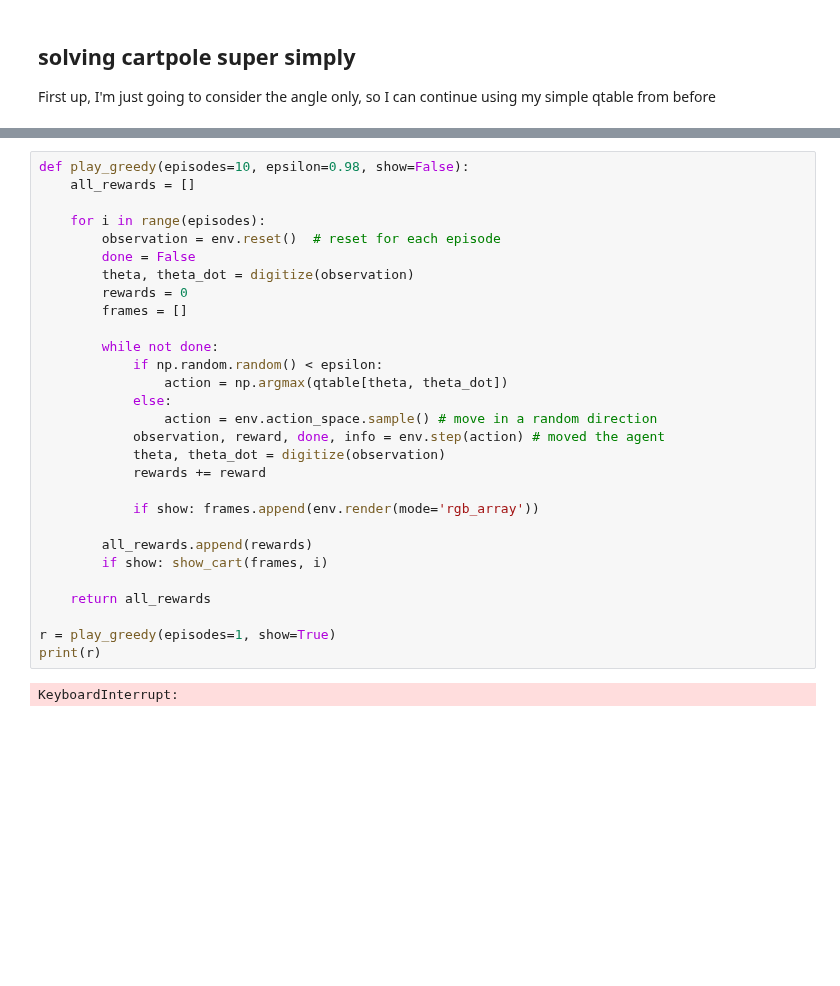
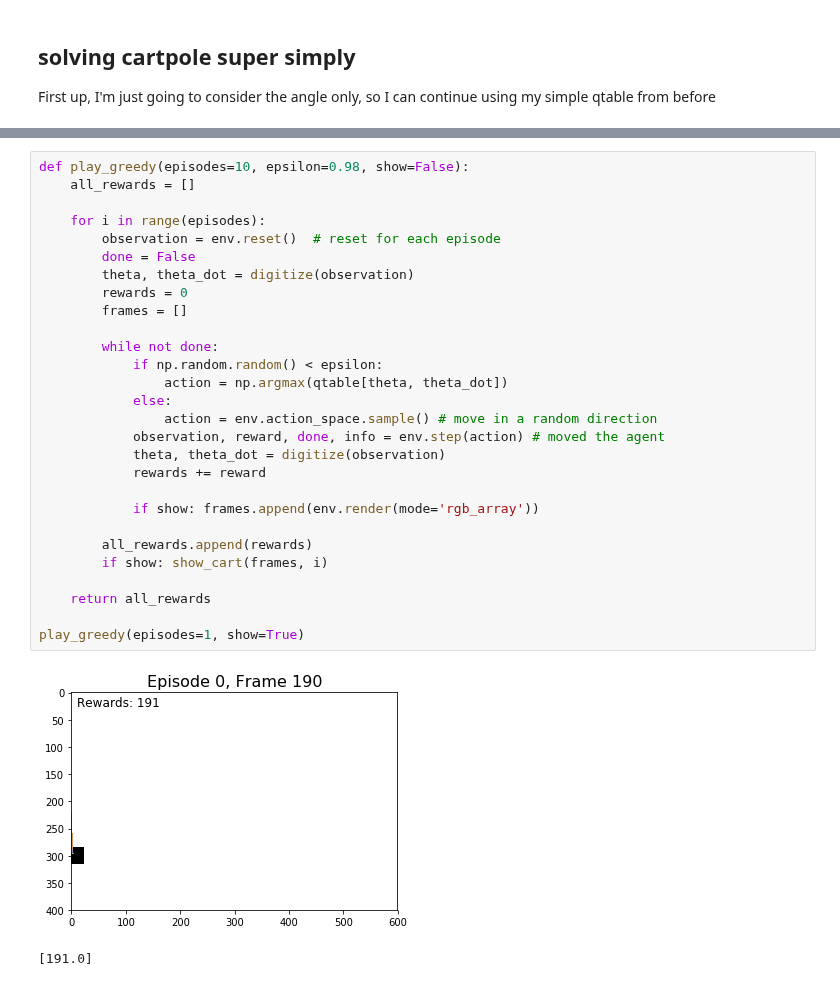
Before and after one commit to khalido/starai, a Jupyter notebook: notebooks/cartpole.ipynb, the cells around one changed output, grey strips where cells are left out. Drawn from its saved outputs; the diff is of its cells as text; blank space fills up the shorter version.

```diff
--- a/notebooks/cartpole.ipynb
+++ b/notebooks/cartpole.ipynb
@@ -174,31 +182,31 @@ plt.plot(r)
 # %%
 def play_greedy(episodes=10, epsilon=0.98, show=False):
     all_rewards = []
 
     for i in range(episodes):
         observation = env.reset()  # reset for each episode
         done = False
         theta, theta_dot = digitize(observation)
         rewards = 0
         frames = []
 
         while not done:
             if np.random.random() < epsilon:
                 action = np.argmax(qtable[theta, theta_dot])
             else:
                 action = env.action_space.sample() # move in a random direction
             observation, reward, done, info = env.step(action) # moved the agent
             theta, theta_dot = digitize(observation)
             rewards += reward
 
             if show: frames.append(env.render(mode='rgb_array'))
 
         all_rewards.append(rewards)
         if show: show_cart(frames, i)
 
     return all_rewards
 
-r = play_greedy(episodes=1, show=True)
-print(r)
+play_greedy(episodes=1, show=True)
 # %% [output]
+[figure, added]
-KeyboardInterrupt:
+[191.0]
```
Also changed, not shown: parts of 11 cells of this notebook.
